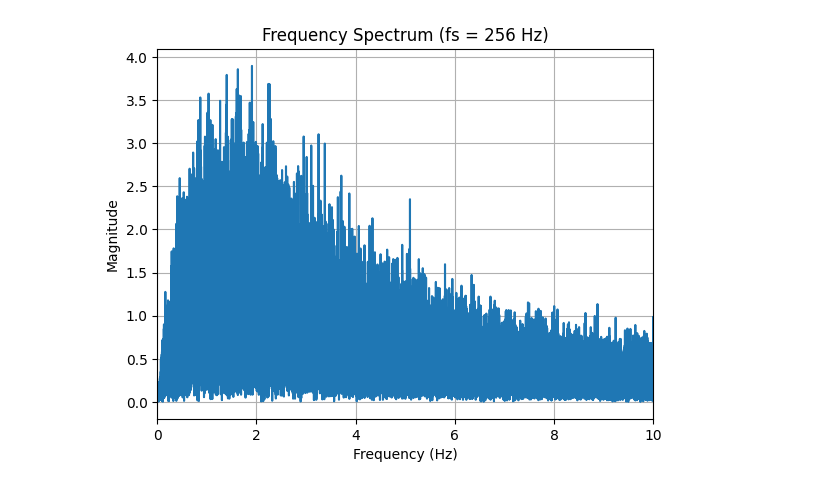
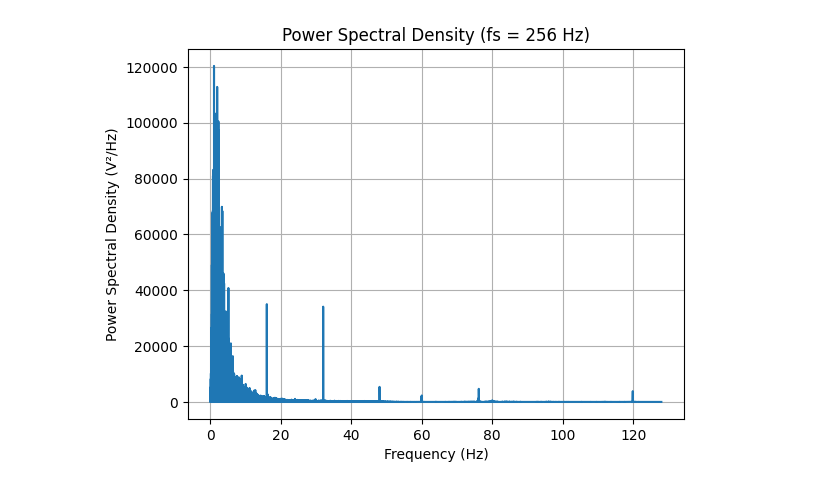
Before and after one commit to AhmedYKadah/FilterDesigner.py, a Jupyter notebook: Example/Example.ipynb, the cells around one changed output. Cells and saved outputs as stored; diff of their text form; code cells hidden in the pictures.

```diff
--- a/Example/Example.ipynb
+++ b/Example/Example.ipynb
@@ -2,4 +2,4 @@
 from pyedflib import highlevel
 import numpy as np
 import matplotlib.pyplot as plt
-file_path = 'chb12_29.edf'
+file_path = 'data/chb12_29.edf'
@@ -44,7 +49,7 @@ t = np.arange(N) / fs
 
 # --- Example signal (replace with your own) ---
 # Sum of two sinusoids at 10 Hz and 40 Hz
-signal = signals[1]
+signal = signals[4]
 
 # --- FFT ---
 X = np.fft.fft(signal)
@@ -67,13 +92,26 @@ plt.show()
 # %%
+# --- FFT ---
+X = np.fft.fft(signal)
+freqs = np.fft.fftfreq(N, d=1/fs)
+
+# --- PSD (two-sided) ---
+PSD = (1 / (fs * N)) * np.abs(X)**2
+
+# --- Convert to one-sided PSD ---
+positive_freqs = freqs[:N // 2]
+PSD_one_sided = PSD[:N // 2]
+PSD_one_sided[1:-1] *= 2   # conserve total power
+
 # --- Plot ---
 plt.figure()
-plt.plot(positive_freqs, magnitude)
+plt.plot(positive_freqs, PSD_one_sided)
 plt.xlabel("Frequency (Hz)")
-plt.ylabel("Magnitude")
-plt.title("Frequency Spectrum (fs = 256 Hz)")
+plt.ylabel("Power Spectral Density (V²/Hz)")
+plt.title("Power Spectral Density (fs = 256 Hz)")
 plt.grid(True)
-plt.xlim(0, 10)
+# plt.show()
+# plt.xlim(0, 15)
 
 plt.show()
 # %% [output]
-[figure, old version]
+[figure, new version]
```
Also changed, not shown: parts of 44 cells of this notebook.
